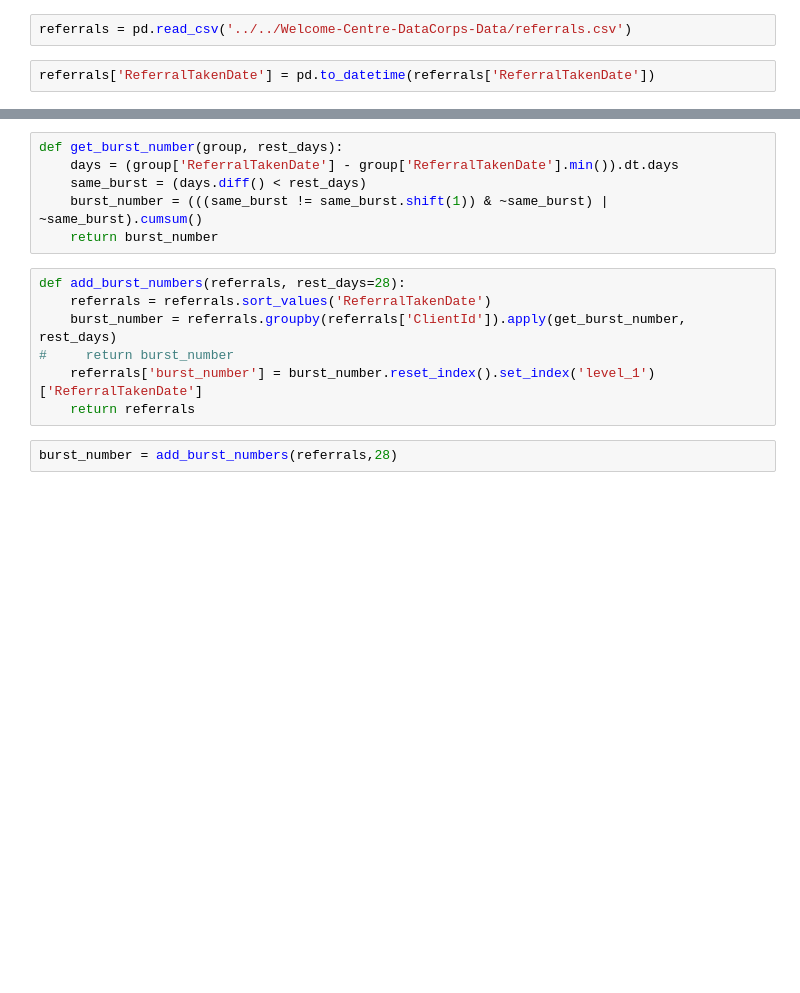
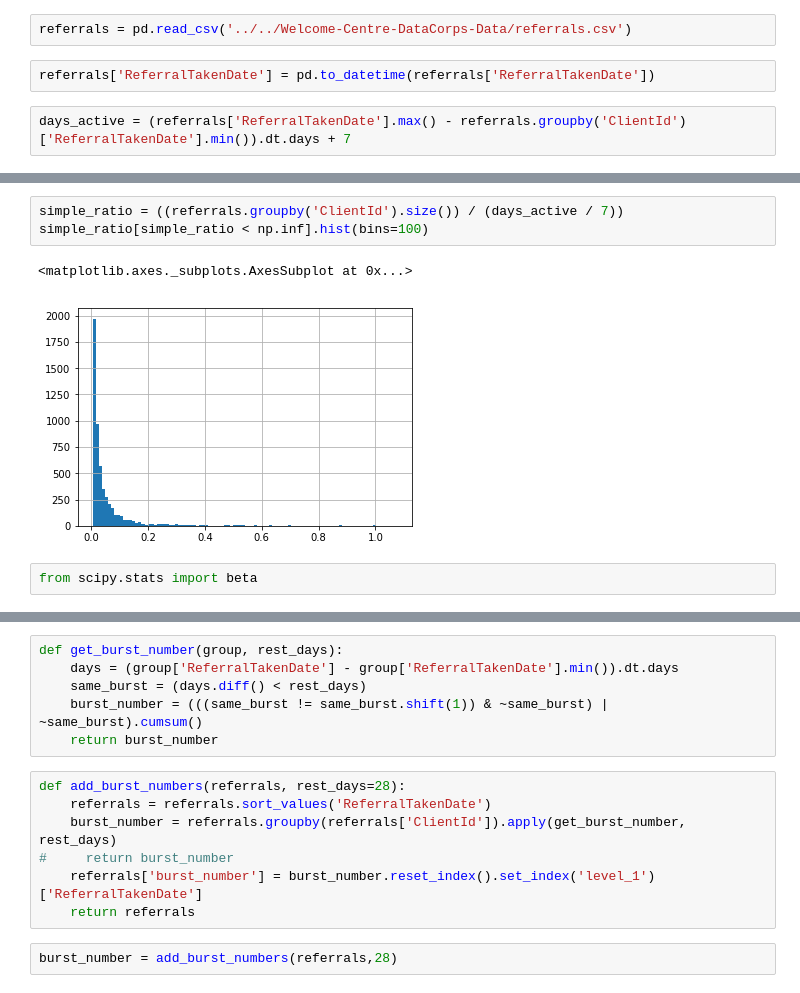
Before and after one commit to DataKind-UK/Welcome-Centre-DataCorps-Code, a Jupyter notebook: notebooks/dependency_score.ipynb, the cells around one changed output, grey strips where cells are left out. Cells and saved outputs as stored; diff of their text form; blank space fills up the shorter version.

```diff
--- a/notebooks/dependency_score.ipynb
+++ b/notebooks/dependency_score.ipynb
@@ -5,3 +8,5 @@ import numpy as np
 referrals = pd.read_csv('../../Welcome-Centre-DataCorps-Data/referrals.csv')
 # %%
 referrals['ReferralTakenDate'] = pd.to_datetime(referrals['ReferralTakenDate'])
+# %%
+days_active = (referrals['ReferralTakenDate'].max() - referrals.groupby('ClientId')['ReferralTakenDate'].min()).dt.days + 7
@@ -7,0 +48,8 @@ referrals['ReferralTakenDate'] = pd.to_datetime(referrals['ReferralTakenDate'])
+# %%
+simple_ratio = ((referrals.groupby('ClientId').size()) / (days_active / 7))
+simple_ratio[simple_ratio < np.inf].hist(bins=100)
+# %% [output]
+<matplotlib.axes._subplots.AxesSubplot at 0x...>
+[figure, added]
+# %%
+from scipy.stats import beta
```
Also changed, not shown: parts of 23 cells of this notebook.
